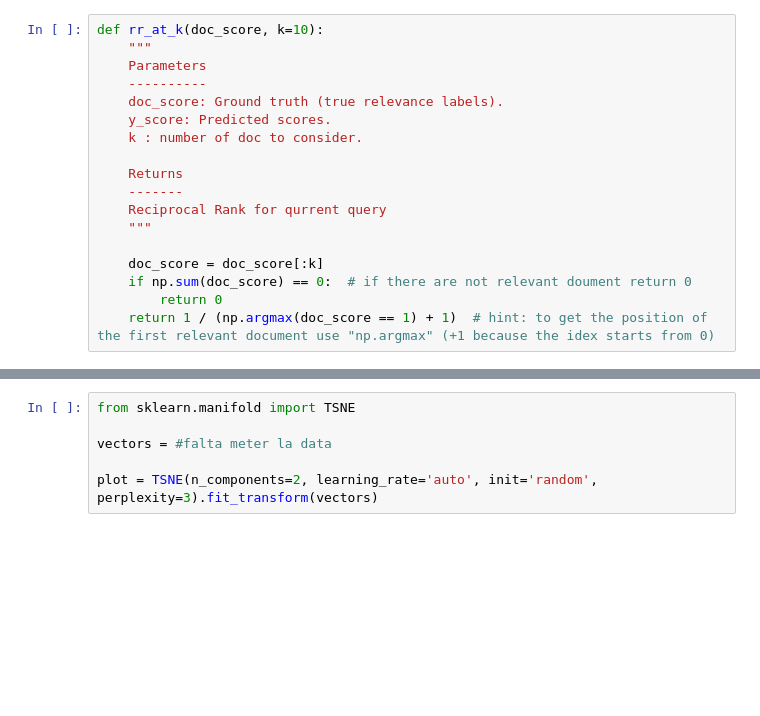
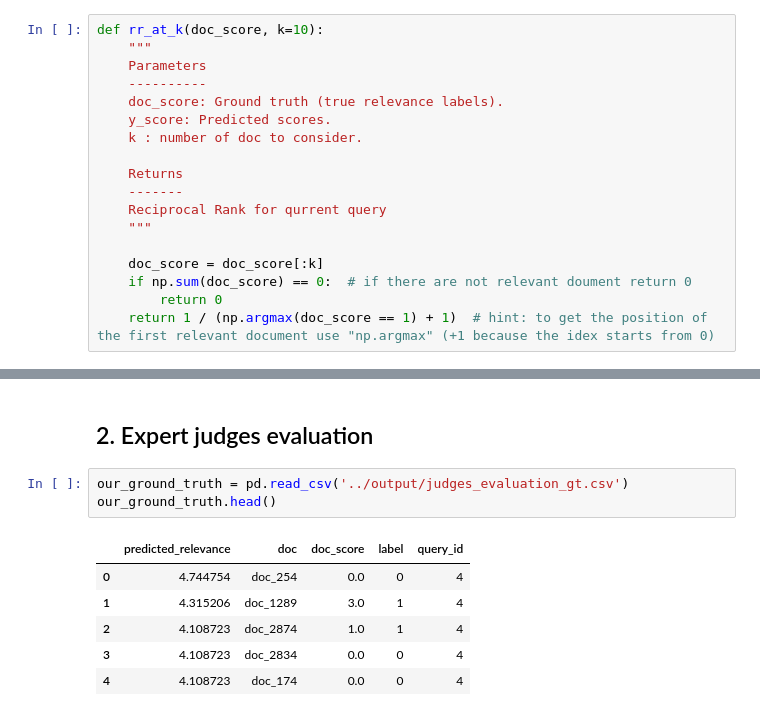
Before and after one commit to nildistefano/IRWA-2022-u172948-u172950-u173483, a Jupyter notebook: Part 2/part_2-nil.ipynb, the cells around one changed output, grey strips where cells are left out. Drawn from its saved outputs; the diff is of its cells as text; blank space fills up the shorter version.

```diff
--- a/Part 2/part_2-nil.ipynb
+++ b/Part 2/part_2-nil.ipynb
@@ -589,6 +556,12 @@ MAP@K (0.908478835978836, [1.0, 0.8354365079365079, 0.89])
-# %%
-from sklearn.manifold import TSNE
-
-vectors = #falta meter la data
-
-plot = TSNE(n_components=2, learning_rate='auto', init='random', perplexity=3).fit_transform(vectors)
+# %% [markdown]
+## 2. Expert judges evaluation
+# %%
+our_ground_truth = pd.read_csv('../output/judges_evaluation_gt.csv')
+our_ground_truth.head()
+# %% [output]
+|  | predicted_relevance | doc | doc_score | label | query_id |
+| 0 | 4.744754 | doc_254 | 0.0 | 0 | 4 |
+| 1 | 4.315206 | doc_1289 | 3.0 | 1 | 4 |
+| 2 | 4.108723 | doc_2874 | 1.0 | 1 | 4 |
+| 3 | 4.108723 | doc_2834 | 0.0 | 0 | 4 |
+| 4 | 4.108723 | doc_174 | 0.0 | 0 | 4 |
```
Also changed, not shown: parts of 25 cells of this notebook, 1 other file.
